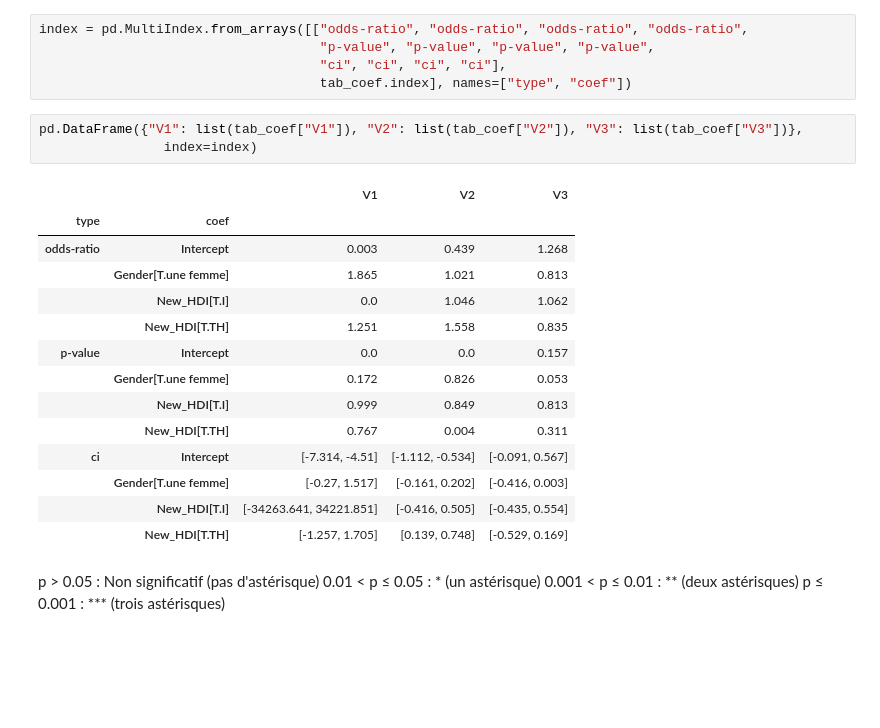
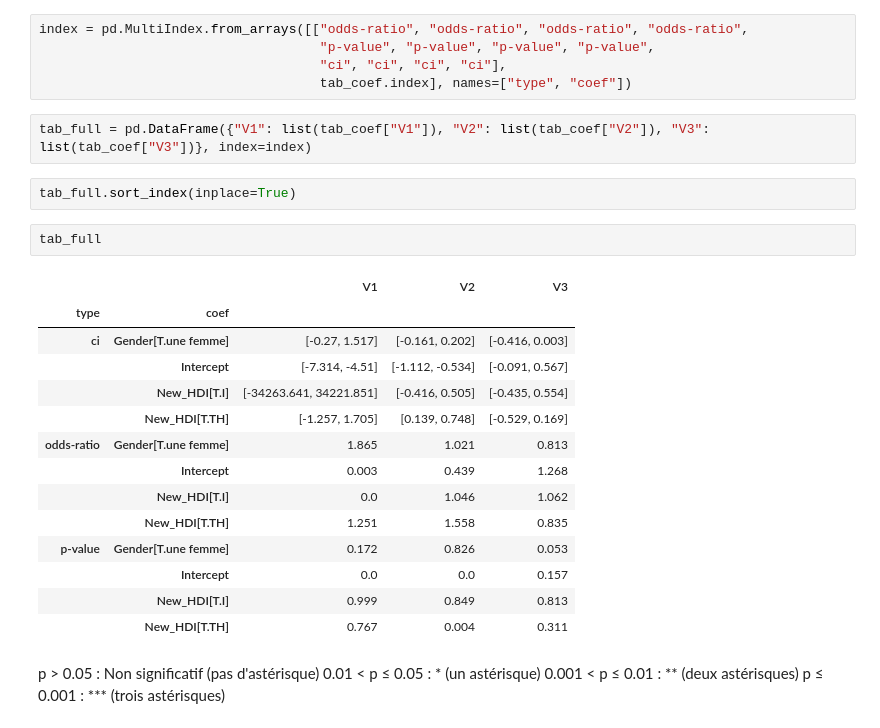
Before and after one commit to smtux/DUDA, a Jupyter notebook: statistique/src/mooc_mertes.ipynb, the cells around one changed output. Cells and saved outputs as stored; diff of their text form; blank space fills up the shorter version.

```diff
--- a/statistique/src/mooc_mertes.ipynb
+++ b/statistique/src/mooc_mertes.ipynb
@@ -930,23 +930,26 @@ index = pd.MultiIndex.from_arrays([["odds-ratio", "odds-ratio", "odds-ratio", "o
                                     "ci", "ci", "ci", "ci"],
                                     tab_coef.index], names=["type", "coef"])
 # %%
-pd.DataFrame({"V1": list(tab_coef["V1"]), "V2": list(tab_coef["V2"]), "V3": list(tab_coef["V3"])},
-                index=index)
+tab_full = pd.DataFrame({"V1": list(tab_coef["V1"]), "V2": list(tab_coef["V2"]), "V3": list(tab_coef["V3"])}, index=index)
-# %% [output]
-|  |  | V1 | V2 | V3 |
-| type | coef |  |  |  |
-| odds-ratio | Intercept | 0.003 | 0.439 | 1.268 |
-|  | Gender[T.une femme] | 1.865 | 1.021 | 0.813 |
-|  | New_HDI[T.I] | 0.0 | 1.046 | 1.062 |
-|  | New_HDI[T.TH] | 1.251 | 1.558 | 0.835 |
-| p-value | Intercept | 0.0 | 0.0 | 0.157 |
-|  | Gender[T.une femme] | 0.172 | 0.826 | 0.053 |
-|  | New_HDI[T.I] | 0.999 | 0.849 | 0.813 |
-|  | New_HDI[T.TH] | 0.767 | 0.004 | 0.311 |
-| ci | Intercept | [-7.314, -4.51] | [-1.112, -0.534] | [-0.091, 0.567] |
-|  | Gender[T.une femme] | [-0.27, 1.517] | [-0.161, 0.202] | [-0.416, 0.003] |
-|  | New_HDI[T.I] | [-34263.641, 34221.851] | [-0.416, 0.505] | [-0.435, 0.554] |
-|  | New_HDI[T.TH] | [-1.257, 1.705] | [0.139, 0.748] | [-0.529, 0.169] |
+# %%
+tab_full.sort_index(inplace=True)
+# %%
+tab_full
+# %% [output]
+|  |  | V1 | V2 | V3 |
+| type | coef |  |  |  |
+| ci | Gender[T.une femme] | [-0.27, 1.517] | [-0.161, 0.202] | [-0.416, 0.003] |
+|  | Intercept | [-7.314, -4.51] | [-1.112, -0.534] | [-0.091, 0.567] |
+|  | New_HDI[T.I] | [-34263.641, 34221.851] | [-0.416, 0.505] | [-0.435, 0.554] |
+|  | New_HDI[T.TH] | [-1.257, 1.705] | [0.139, 0.748] | [-0.529, 0.169] |
+| odds-ratio | Gender[T.une femme] | 1.865 | 1.021 | 0.813 |
+|  | Intercept | 0.003 | 0.439 | 1.268 |
+|  | New_HDI[T.I] | 0.0 | 1.046 | 1.062 |
+|  | New_HDI[T.TH] | 1.251 | 1.558 | 0.835 |
+| p-value | Gender[T.une femme] | 0.172 | 0.826 | 0.053 |
+|  | Intercept | 0.0 | 0.0 | 0.157 |
+|  | New_HDI[T.I] | 0.999 | 0.849 | 0.813 |
+|  | New_HDI[T.TH] | 0.767 | 0.004 | 0.311 |
 # %% [markdown]
 p > 0.05 : Non significatif (pas d'astérisque)
 0.01 < p ≤ 0.05 : * (un astérisque)
```
Also changed, not shown: parts of 14 cells of this notebook, 6 other files.
